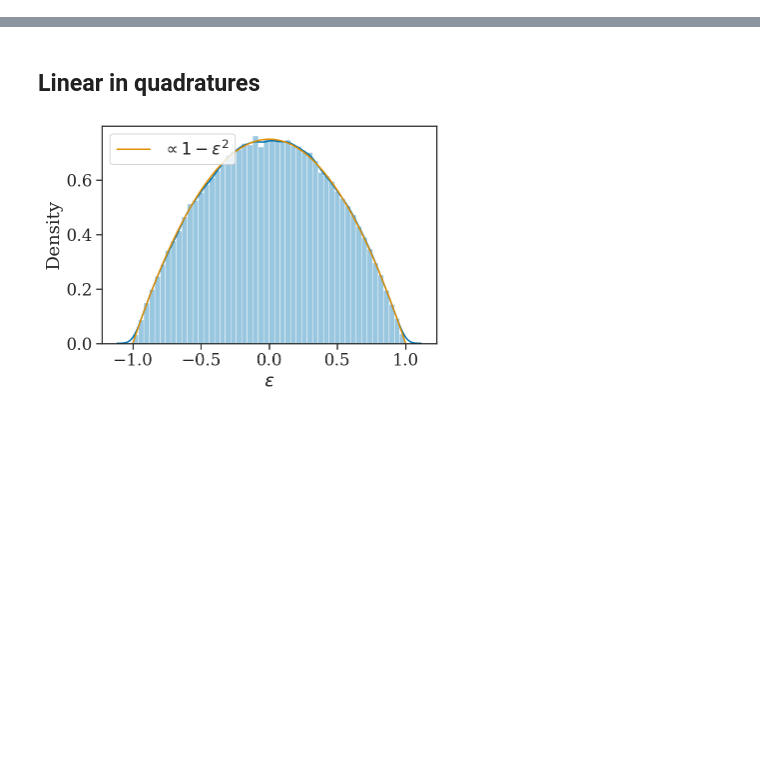
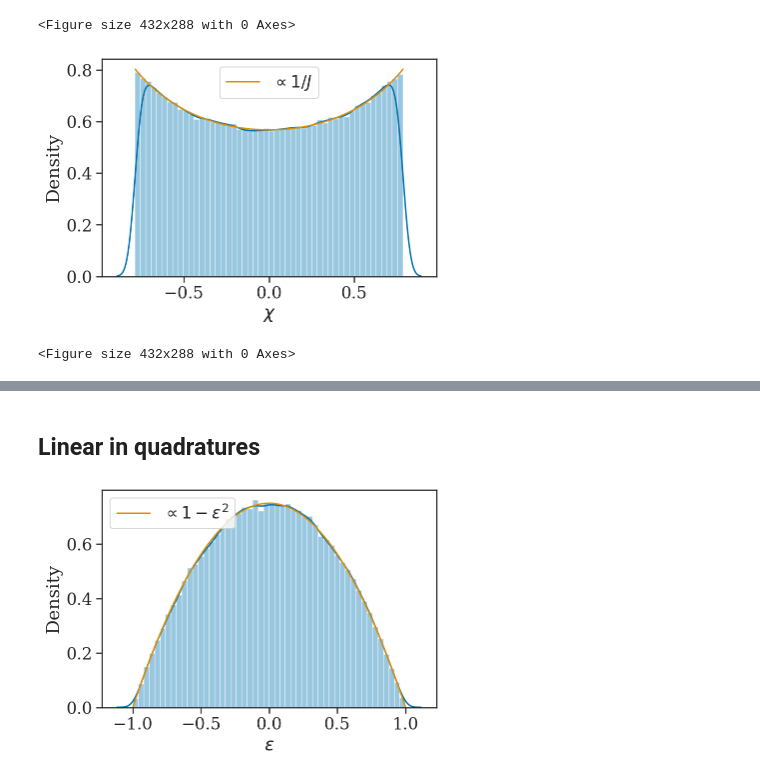
Before and after one commit to maxisi/gwpols, a Jupyter notebook: notebooks/jacobians.ipynb, the cells around one changed output, grey strips where cells are left out. Saved outputs shown, nothing was run; the diff lists cells and outputs as text; code cells hidden in the pictures; blank space fills up the shorter version.

```diff
--- a/notebooks/jacobians.ipynb
+++ b/notebooks/jacobians.ipynb
@@ -16,0 +151,31 @@ warnings.simplefilter(action='ignore', category=UserWarning)
+# %%
+def inv_jac_Aep_to_Achi(chi):
+    j = 1/np.cos(chi)
+    return j / trapz(j, chi)
+# %%
+N = 500000
+rng = np.random.default_rng(12345)
+
+# draw uniformly in the original quantities
+Amax = 1
+A = rng.uniform(0, 1, N)
+e = rng.uniform(-1, 1, N)
+
+# transform into A, ellipticity
+Ahat = A/np.cos(chi)
+chi = np.arctan(e)
+
+# plot distribution and Jacobian
+
+Ahatmax = 1#Amax*np.sqrt(2)
+sns.distplot(chi[Ahat<=Ahatmax])
+
+chis = np.linspace(-np.pi/4, np.pi/4, 100)
+plt.plot(chis, inv_jac_Aep_to_Achi(chis), label=r'$\propto 1/J$')
+plt.legend();
+plt.xlabel(r'$\chi$');
+plt.figure()
+# %% [output]
+<Figure size 432x288 with 0 Axes>
+[figure, added]
+<Figure size 432x288 with 0 Axes>
```
Also changed, not shown: parts of 11 cells of this notebook, 2 other files.
